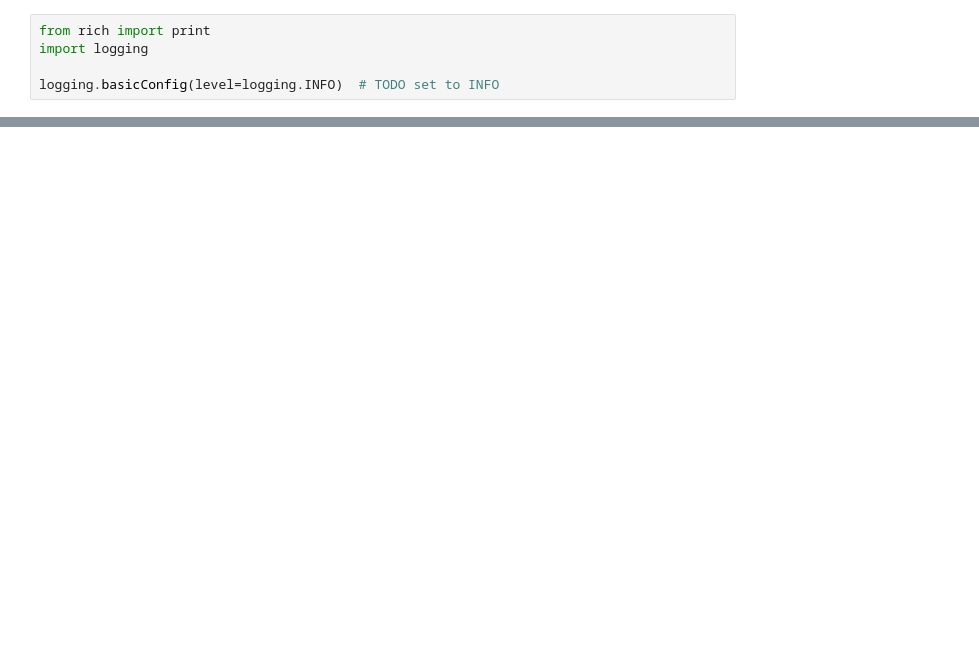
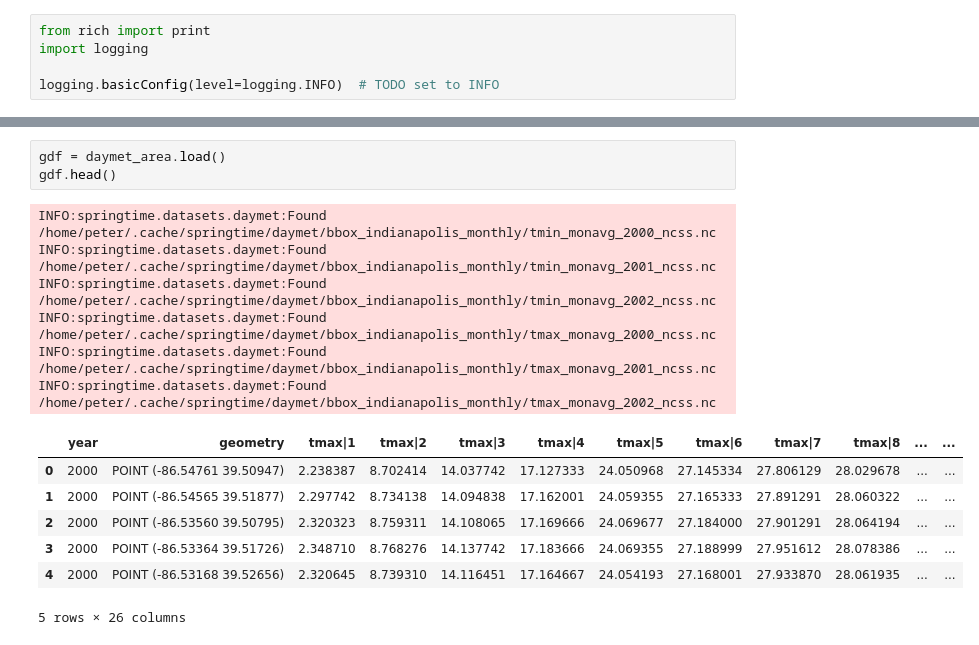
Before and after one commit to phenology/springtime, a Jupyter notebook: docs/user_guide/datasets/daymet.ipynb, the cells around one changed output, grey strips where cells are left out. Cells and saved outputs as stored; diff of their text form; blank space fills up the shorter version.

```diff
--- a/docs/user_guide/datasets/daymet.ipynb
+++ b/docs/user_guide/datasets/daymet.ipynb
@@ -90,0 +269,17 @@ target_lon = -120.740135
+# %%
+gdf = daymet_area.load()
+gdf.head()
+# %% [output]
+INFO:springtime.datasets.daymet:Found /home/peter/.cache/springtime/daymet/bbox_indianapolis_monthly/tmin_monavg_2000_ncss.nc
+INFO:springtime.datasets.daymet:Found /home/peter/.cache/springtime/daymet/bbox_indianapolis_monthly/tmin_monavg_2001_ncss.nc
+INFO:springtime.datasets.daymet:Found /home/peter/.cache/springtime/daymet/bbox_indianapolis_monthly/tmin_monavg_2002_ncss.nc
+INFO:springtime.datasets.daymet:Found /home/peter/.cache/springtime/daymet/bbox_indianapolis_monthly/tmax_monavg_2000_ncss.nc
+INFO:springtime.datasets.daymet:Found /home/peter/.cache/springtime/daymet/bbox_indianapolis_monthly/tmax_monavg_2001_ncss.nc
+INFO:springtime.datasets.daymet:Found /home/peter/.cache/springtime/daymet/bbox_indianapolis_monthly/tmax_monavg_2002_ncss.nc
+|  | year | geometry | tmax|1 | tmax|2 | tmax|3 | tmax|4 | tmax|5 | tmax|6 | tmax|7 | tmax|8 | ... | ... |
+| 0 | 2000 | POINT (-86.54761 39.50947) | 2.238387 | 8.702414 | 14.037742 | 17.127333 | 24.050968 | 27.145334 | 27.806129 | 28.029678 | ... | ... |
+| 1 | 2000 | POINT (-86.54565 39.51877) | 2.297742 | 8.734138 | 14.094838 | 17.162001 | 24.059355 | 27.165333 | 27.891291 | 28.060322 | ... | ... |
+| 2 | 2000 | POINT (-86.53560 39.50795) | 2.320323 | 8.759311 | 14.108065 | 17.169666 | 24.069677 | 27.184000 | 27.901291 | 28.064194 | ... | ... |
+| 3 | 2000 | POINT (-86.53364 39.51726) | 2.348710 | 8.768276 | 14.137742 | 17.183666 | 24.069355 | 27.188999 | 27.951612 | 28.078386 | ... | ... |
+| 4 | 2000 | POINT (-86.53168 39.52656) | 2.320645 | 8.739310 | 14.116451 | 17.164667 | 24.054193 | 27.168001 | 27.933870 | 28.061935 | ... | ... |
+5 rows × 26 columns
```
Also changed, not shown: parts of 24 cells of this notebook, 4 other files.
